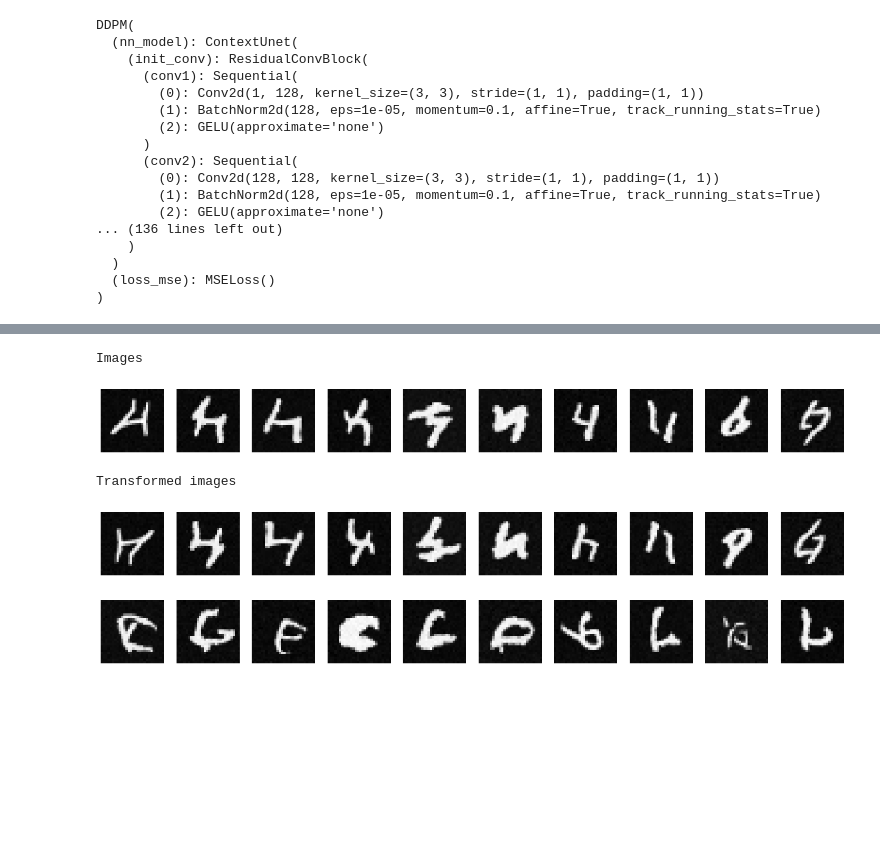
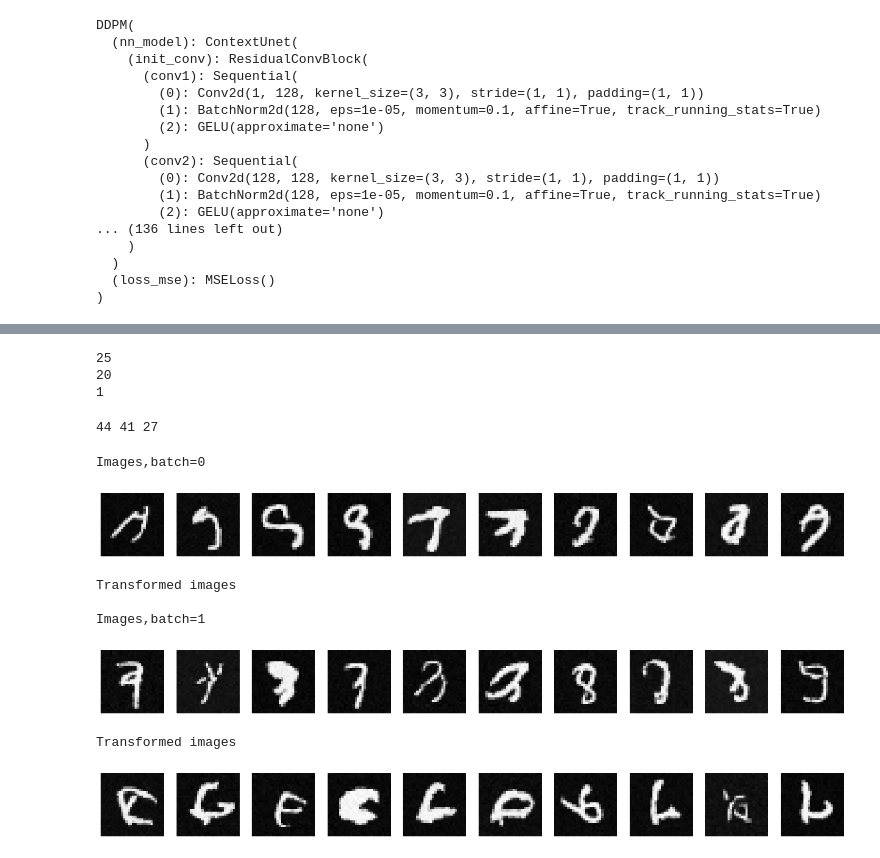
Before and after one commit to l-ada/PAAI_final_project, a Jupyter notebook: ddmd.ipynb, the cells around one changed output, grey strips where cells are left out. Drawn from its saved outputs; the diff is of its cells as text; code cells hidden in the pictures; blank space fills up the shorter version.

```diff
--- a/ddmd.ipynb
+++ b/ddmd.ipynb
@@ -543,20 +538,35 @@ Transformed images
+# %%
+rec_6 = [1,2,3,8,16,22,28,37,39,44,48,51,55,65,73,78,79,80,81,82,83,90,91,92,98]
+rec_2 = [2,5,7,12,14,17,19,20,40,57,60,62,64,67,68,69,70,72,88,95]
+print(len(rec_6))
+print(len(rec_2))
+def count_common_elements(list1, list2):
+    # Method 1: Using sets intersection
+    return len(set(list1) & set(list2))
+print(count_common_elements(rec_2,rec_6))
+# %% [output]
+25
+20
+1
 # %%
-torch.manual_seed(9)
+# torch.manual_seed(9)
 # setseed
 # experiments with 180 rotation
-n_batches = 10
-for i in range(n_batches):
-    n_images = 10
-    images = generate_images(n_images,[4]*n_images, [4]*n_images, transformation=rotate(2), transf_inverse= rotate(-2))
-    print("Images\n")
-    plot_images(images)
-    print("Transformed images\n")
-    plot_images(np.rot90(images, k=2, axes=(1,2)))
+# n_batches = 10
+# for i in range(n_batches):
+#     n_images = 10
+#     images = generate_images(n_images,[4]*n_images, [4]*n_images, transformation=rotate(2), transf_inverse= rotate(-2))
+#     print("Images\n")
+#     plot_images(images)
+#     print("Transformed images\n")
+#     plot_images(np.rot90(images, k=2, axes=(1,2)))
+
+
+rec_4 = [0,1,2,3,6,10,12,13,14,16,17,18,19,20,23,27,28,31,34,37,38,42,45,46,47,54,55,56,58,59,60,61,63,64,65,66,73,74,86,87,88,90,91,95]
+rec_4_transform =[1,2,3,4,5,9,10,12,14,16,18,19,23,28,37,42,46,53,54,55,59,60,61,63,64,65,67,68,70,71,72,74,76,77,80,86,87,91,93,95,98]
+print(len(rec_4),len(rec_4_transform),count_common_elements(rec_4,rec_4_transform))
 # %% [output]
-Images
+44 41 27
-[figure, removed]
-Transformed images
-[figure, removed]
 # %%
 torch.manual_seed(9)
 # setseed
@@ -569,3 +579,27 @@ for i in range(n_batches):
     plot_images(images)
     print("Transformed images\n")
     plot_images(np.rot90(images, k=2, axes=(1,2)))
+# %%
+torch.manual_seed(9)
+# setseed
+# experiments with 180 rotation
+n_batches = 10
+img = []
+for i in range(n_batches):
+    n_images = 10
+    images = generate_images(n_images,[7]*n_images, [8]*n_images, transformation=rotate(2), transf_inverse= rotate(-2))
+    img.append(images)
+    print(f"Images,batch={i}\n")
+    plot_images(images)
+    print("Transformed images\n")
+    # plot_images(np.rot90(images, k=2, axes=(1,2)))
+
+rec_7 = [4,13,22]
+# %% [output]
+Images,batch=0
+[figure, added]
+Transformed images
+
+Images,batch=1
+[figure, added]
+Transformed images
```
Also changed, not shown: parts of 7 cells of this notebook.
